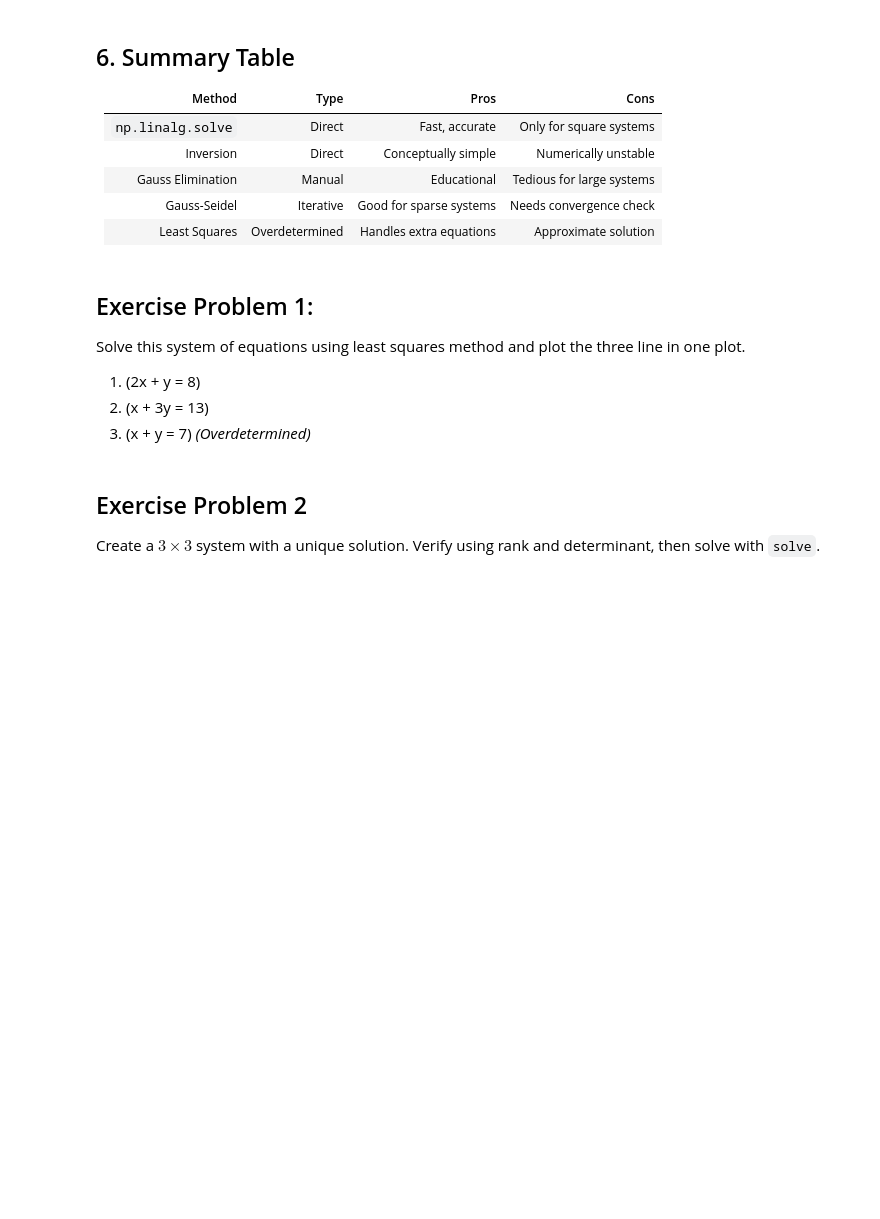
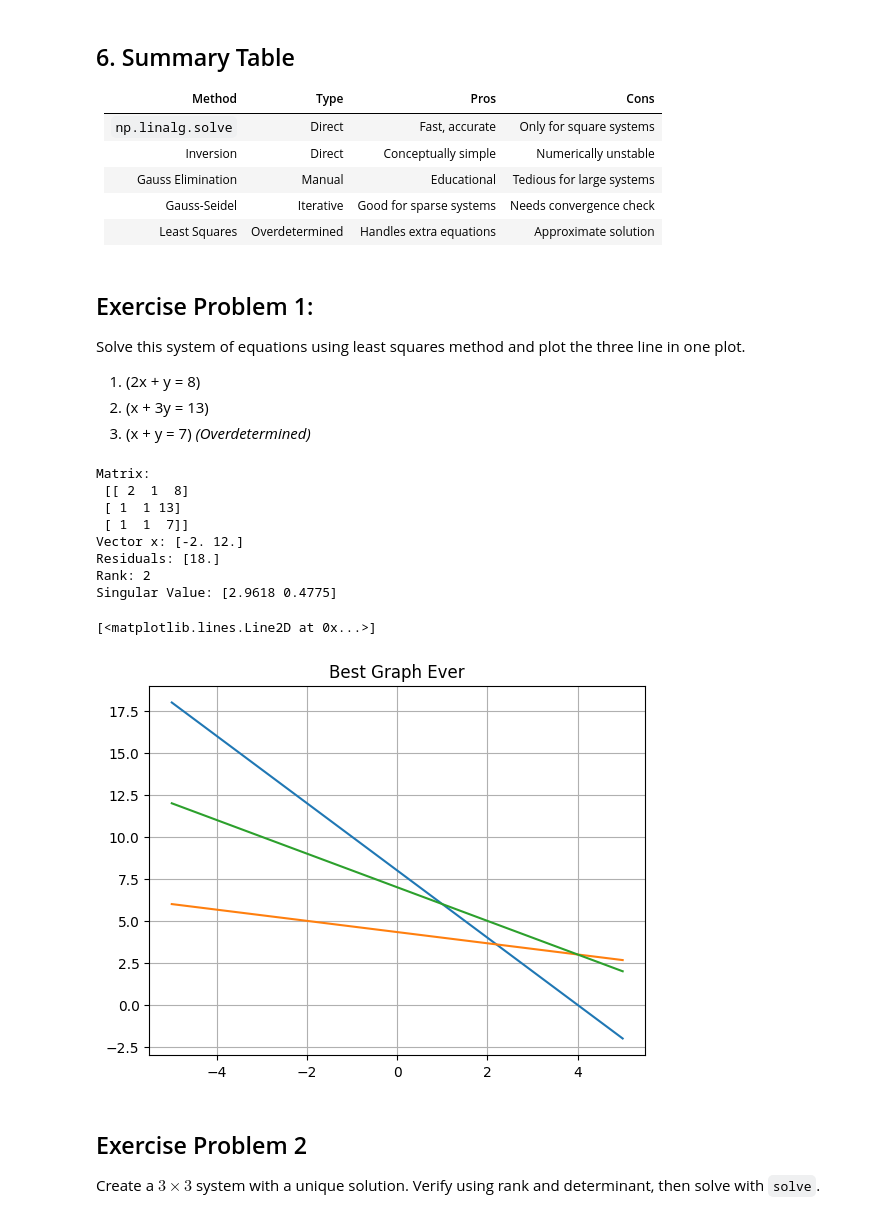
Before and after one commit to Mermaid8008/Lecture8Exercise, a Jupyter notebook: Lecture 8_Linear_Equations_Solver.ipynb, the cells around one changed output. Cells and saved outputs as stored; diff of their text form; code cells hidden in the pictures; blank space fills up the shorter version.

```diff
--- a/Lecture 8_Linear_Equations_Solver.ipynb
+++ b/Lecture 8_Linear_Equations_Solver.ipynb
@@ -373,6 +434,46 @@ Solve this system of equations using least squares method and plot the three lin
 3. \(x + y = 7\) *(Overdetermined)*
 # %%
 # Your code here
+import matplotlib.pyplot as plt
+import numpy as np
+
+# Defines x
+x = np.linspace(-5, 5, 100)
+
+# Defines y equations
+y1 = 8 - 2*x
+y2 = 13/3 - x/3
+y3 = 7 - x
+
+# Matrix form of equations
+A = np.array([[2, 1], [1, 1], [1, 1]])
+b = np.array([8, 13, 7])
+print("Matrix: \n", np.c_[A, b])
+
+# Solve with least squares method
+x_ans, residuals, rank, s = lstsq(A, b)
+print("Vector x:", x_ans)
+print("Residuals:", residuals)
+print("Rank:", rank)
+print("Singular Value:", s)
+
+# Graphing three lines
+plt.title("Best Graph Ever")
+plt.grid()
+plt.plot(x, y1)
+plt.plot(x, y2)
+plt.plot(x, y3)
+# %% [output]
+Matrix:
+ [[ 2  1  8]
+ [ 1  1 13]
+ [ 1  1  7]]
+Vector x: [-2. 12.]
+Residuals: [18.]
+Rank: 2
+Singular Value: [2.9618 0.4775]
+[<matplotlib.lines.Line2D at 0x...>]
+[figure, added]
 # %% [markdown]
 ## Exercise Problem 2
 Create a $3\times 3$ system with a unique solution. Verify using rank and determinant, then solve with `solve`.
```
Also changed, not shown: parts of 8 cells of this notebook.
